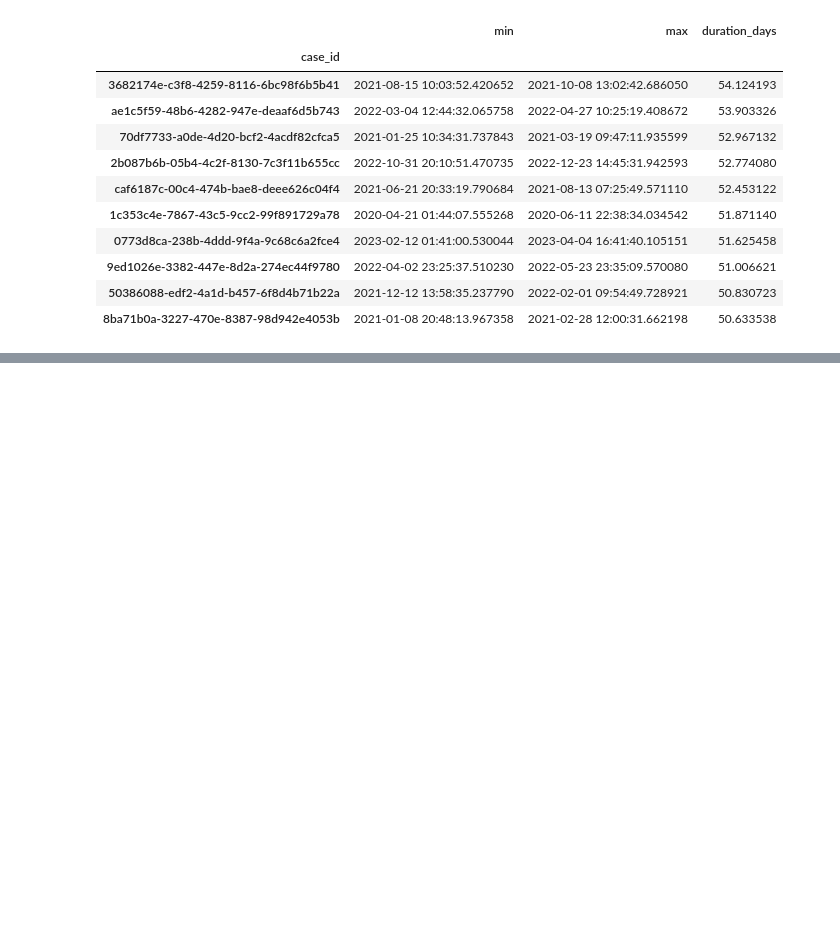
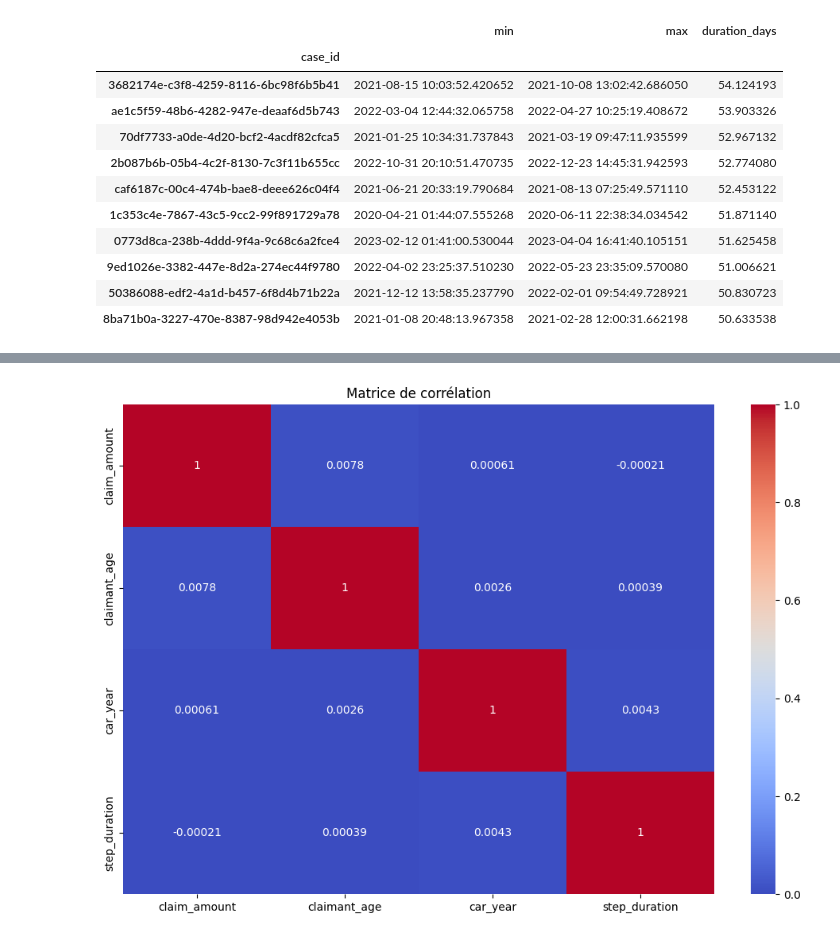
Before and after one commit to joviale08/process-mining-optimization, a Jupyter notebook: app/notebook.ipynb, the cells around one changed output, grey strips where cells are left out. Cells and saved outputs as stored; diff of their text form; code cells hidden in the pictures; blank space fills up the shorter version.

```diff
--- a/app/notebook.ipynb
+++ b/app/notebook.ipynb
@@ -345,0 +419,11 @@ long_cases
+# %%
+# Calcul matrice corrélation
+corr = data.corr(numeric_only=True)
+
+# Heatmap
+plt.figure(figsize=(12,8))
+sns.heatmap(corr, annot=True, cmap="coolwarm")
+plt.title("Matrice de corrélation")
+plt.show()
+# %% [output]
+[figure, added]
```
Also changed, not shown: parts of 6 cells of this notebook.
